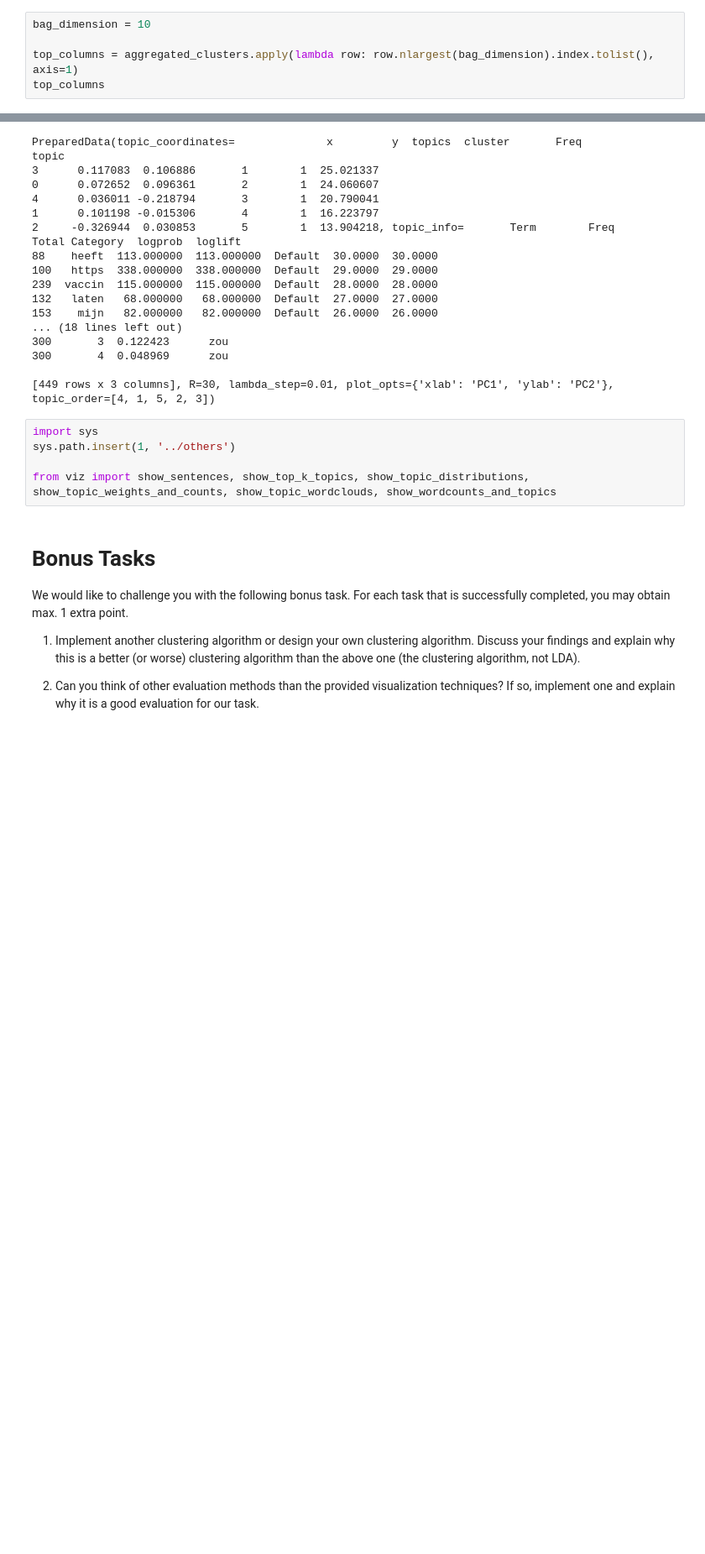
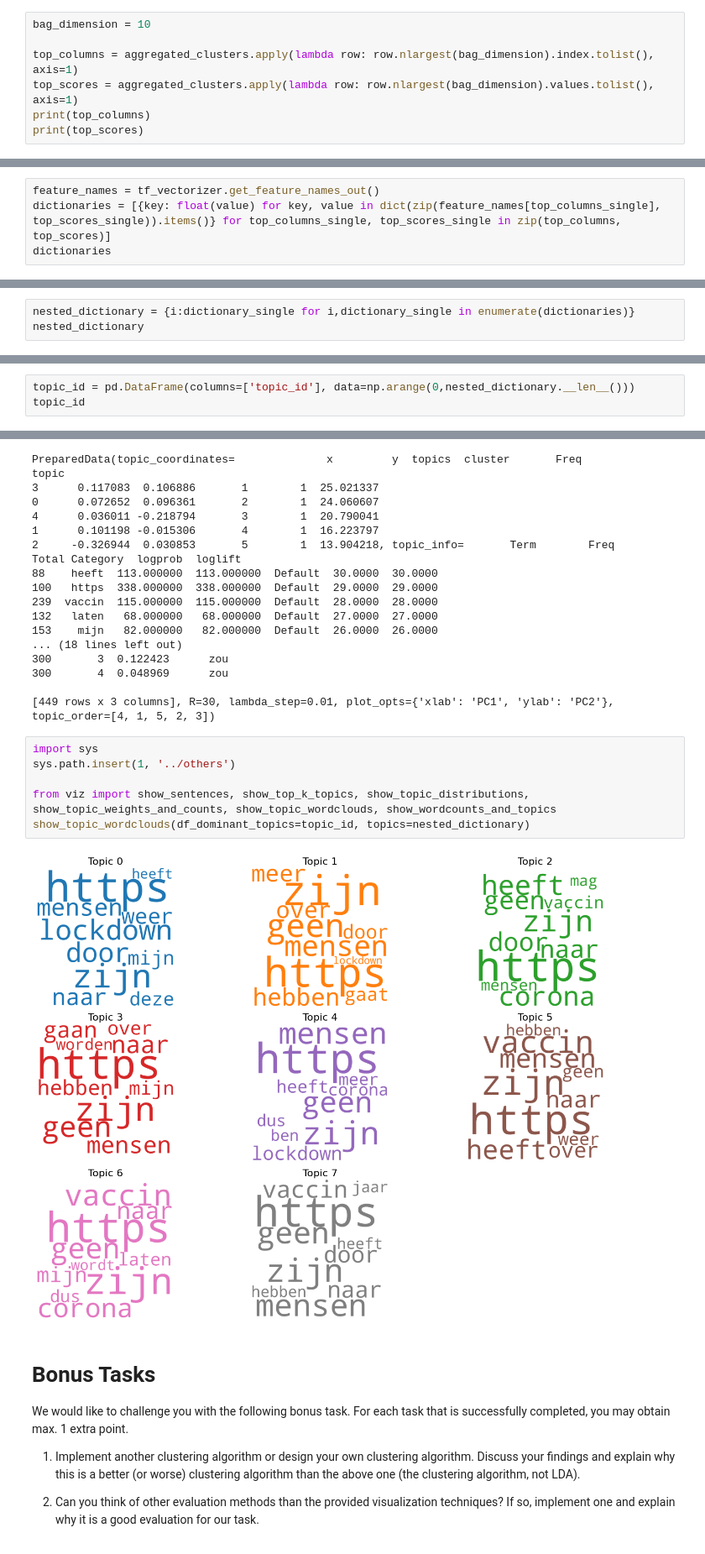
Before and after one commit to MarognaLorenzo/ApplicationOfMachineLearning, a Jupyter notebook: Assignment3/notebooks/Lorenzo.ipynb, the cells around one changed output, grey strips where cells are left out. Shown at 84% size. Drawn from its saved outputs; the diff is of its cells as text; blank space fills up the shorter version.

Commit message:
wordclouds

```diff
--- a/Assignment3/notebooks/Lorenzo.ipynb
+++ b/Assignment3/notebooks/Lorenzo.ipynb
@@ -380,7 +336,9 @@ aggregated_clusters
 bag_dimension = 10
 
 top_columns = aggregated_clusters.apply(lambda row: row.nlargest(bag_dimension).index.tolist(), axis=1)
-top_columns
+top_scores = aggregated_clusters.apply(lambda row: row.nlargest(bag_dimension).values.tolist(), axis=1)
+print(top_columns)
+print(top_scores)
 # %% [output]
 cluster
 0    [100, 294, 137, 43, 151, 164, 266, 153, 37, 88]
@@ -400,0 +363,4 @@ array(['https', 'zijn', 'lockdown', 'door', 'mensen', 'naar', 'weer',
+# %%
+feature_names = tf_vectorizer.get_feature_names_out()
+dictionaries = [{key: float(value) for key, value in dict(zip(feature_names[top_columns_single], top_scores_single)).items()} for top_columns_single, top_scores_single in zip(top_columns, top_scores)]
+dictionaries
@@ -400,0 +385,3 @@ array(['https', 'zijn', 'lockdown', 'door', 'mensen', 'naar', 'weer',
+# %%
+nested_dictionary = {i:dictionary_single for i,dictionary_single in enumerate(dictionaries)}
+nested_dictionary
@@ -400,0 +406,3 @@ array(['https', 'zijn', 'lockdown', 'door', 'mensen', 'naar', 'weer',
+# %%
+topic_id = pd.DataFrame(columns=['topic_id'], data=np.arange(0,nested_dictionary.__len__()))
+topic_id
@@ -436,8 +454,11 @@ topic
 # %%
 import sys
 sys.path.insert(1, '../others')
 
 from viz import show_sentences, show_top_k_topics, show_topic_distributions, show_topic_weights_and_counts, show_topic_wordclouds, show_wordcounts_and_topics
+show_topic_wordclouds(df_dominant_topics=topic_id, topics=nested_dictionary)
+# %% [output]
+[figure, added]
 # %% [markdown]
 # Bonus Tasks
 
```
Also changed, not shown: parts of 10 cells of this notebook.
